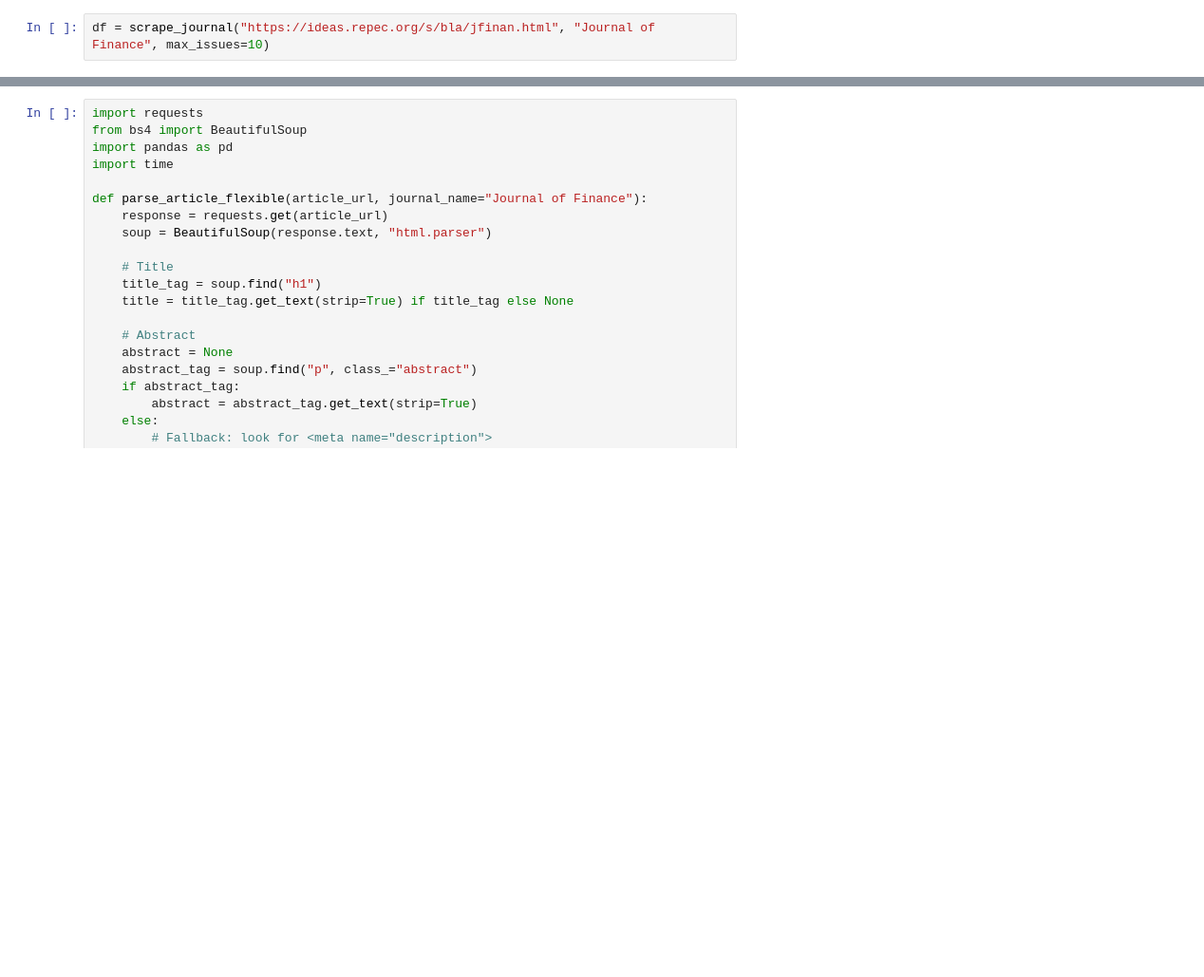
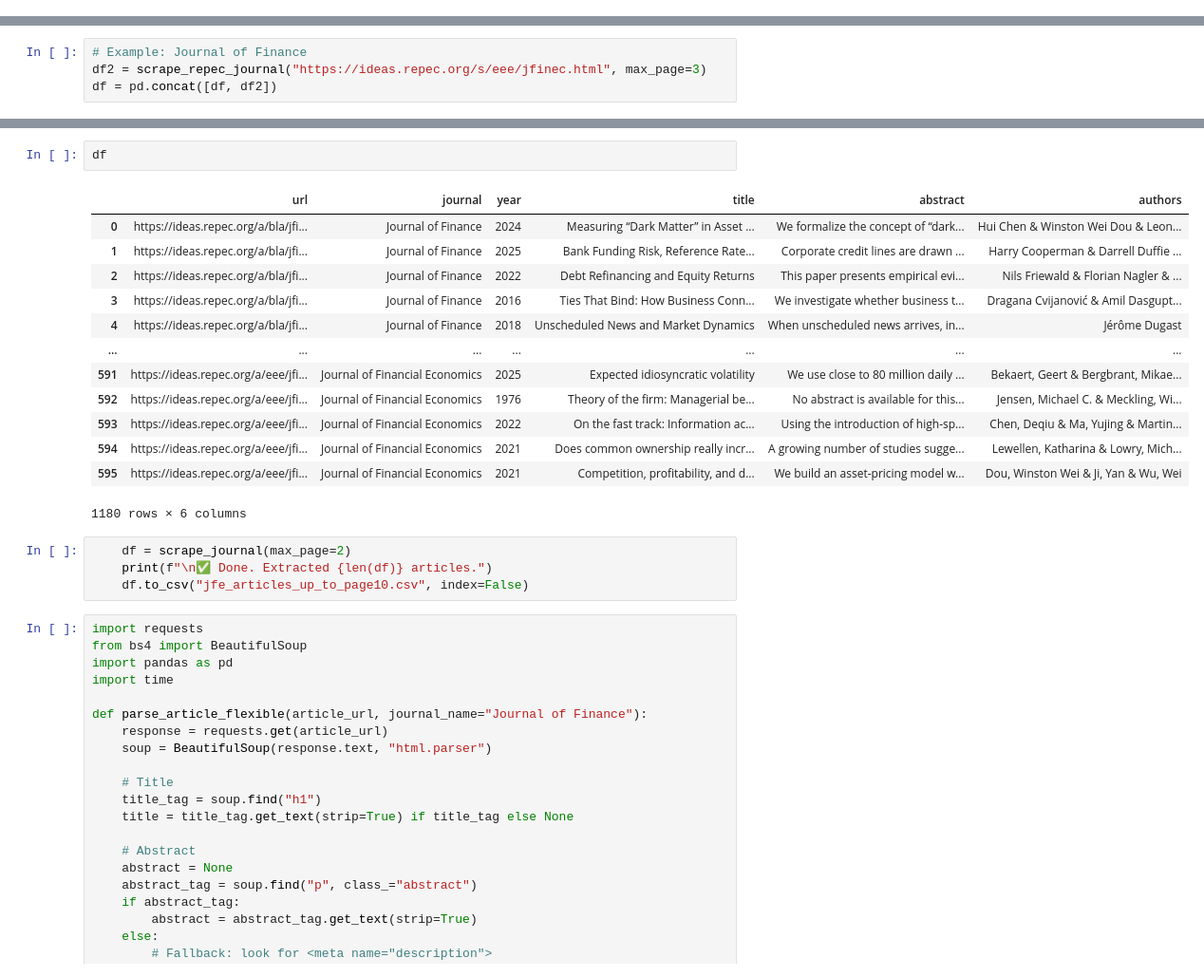
Before and after one commit to taiseinoda/econpapers_scrape, a Jupyter notebook: ideas_scraper.ipynb, the cells around one changed output, grey strips where cells are left out. Shown: that part at 95% size. Drawn from its saved outputs; the diff is of its cells as text; blank space fills up the shorter version.

```diff
--- a/ideas_scraper.ipynb
+++ b/ideas_scraper.ipynb
@@ -68,2 +0,0 @@ def scrape_journal(journal_url, journal_name, max_issues=None):
-# %%
-df = scrape_journal("https://ideas.repec.org/s/bla/jfinan.html", "Journal of Finance", max_issues=10)
@@ -202,0 +124,4 @@ if __name__ == "__main__":
+# %%
+# Example: Journal of Finance
+df2 = scrape_repec_journal("https://ideas.repec.org/s/eee/jfinec.html", max_page=3)
+df = pd.concat([df, df2])
@@ -203,3 +146,23 @@ if __name__ == "__main__":
+# %%
+df
+# %% [output]
+|  | url | journal | year | title | abstract | authors |
+| 0 | https://ideas.repec.org/a/bla/jfi... | Journal of Finance | 2024 | Measuring “Dark Matter” in Asset ... | We formalize the concept of “dark... | Hui Chen & Winston Wei Dou & Leon... |
+| 1 | https://ideas.repec.org/a/bla/jfi... | Journal of Finance | 2025 | Bank Funding Risk, Reference Rate... | Corporate credit lines are drawn ... | Harry Cooperman & Darrell Duffie ... |
+| 2 | https://ideas.repec.org/a/bla/jfi... | Journal of Finance | 2022 | Debt Refinancing and Equity Returns | This paper presents empirical evi... | Nils Friewald & Florian Nagler & ... |
+| 3 | https://ideas.repec.org/a/bla/jfi... | Journal of Finance | 2016 | Ties That Bind: How Business Conn... | We investigate whether business t... | Dragana Cvijanović & Amil Dasgupt... |
+| 4 | https://ideas.repec.org/a/bla/jfi... | Journal of Finance | 2018 | Unscheduled News and Market Dynamics | When unscheduled news arrives, in... | Jérôme Dugast |
+| ... | ... | ... | ... | ... | ... | ... |
+| 591 | https://ideas.repec.org/a/eee/jfi... | Journal of Financial Economics | 2025 | Expected idiosyncratic volatility | We use close to 80 million daily ... | Bekaert, Geert & Bergbrant, Mikae... |
+| 592 | https://ideas.repec.org/a/eee/jfi... | Journal of Financial Economics | 1976 | Theory of the firm: Managerial be... | No abstract is available for this... | Jensen, Michael C. & Meckling, Wi... |
+| 593 | https://ideas.repec.org/a/eee/jfi... | Journal of Financial Economics | 2022 | On the fast track: Information ac... | Using the introduction of high-sp... | Chen, Deqiu & Ma, Yujing & Martin... |
+| 594 | https://ideas.repec.org/a/eee/jfi... | Journal of Financial Economics | 2021 | Does common ownership really incr... | A growing number of studies sugge... | Lewellen, Katharina & Lowry, Mich... |
+| 595 | https://ideas.repec.org/a/eee/jfi... | Journal of Financial Economics | 2021 | Competition, profitability, and d... | We build an asset-pricing model w... | Dou, Winston Wei & Ji, Yan & Wu, Wei |
+1180 rows × 6 columns
+# %%
+    df = scrape_journal(max_page=2)
+    print(f"\n✅ Done. Extracted {len(df)} articles.")
+    df.to_csv("jfe_articles_up_to_page10.csv", index=False)
 # %%
 import requests
 from bs4 import BeautifulSoup
```
Also changed, not shown: parts of 5 cells of this notebook, 2 other files.
